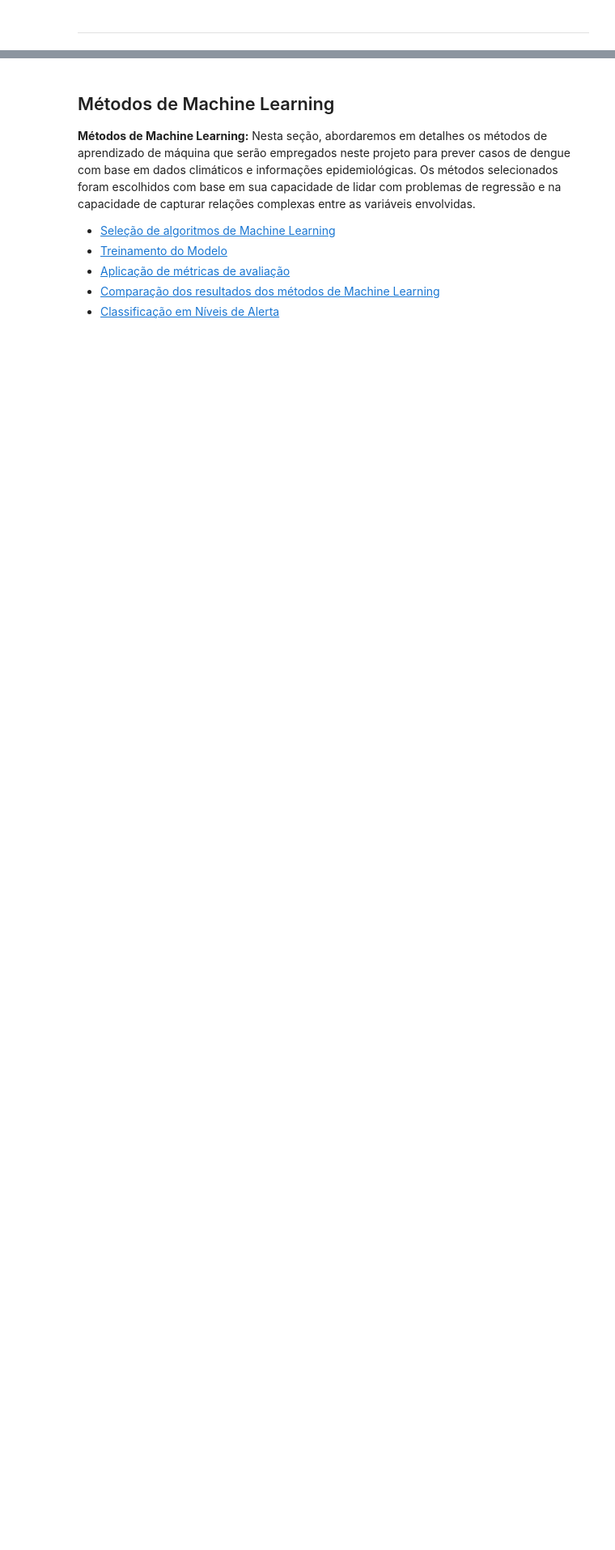
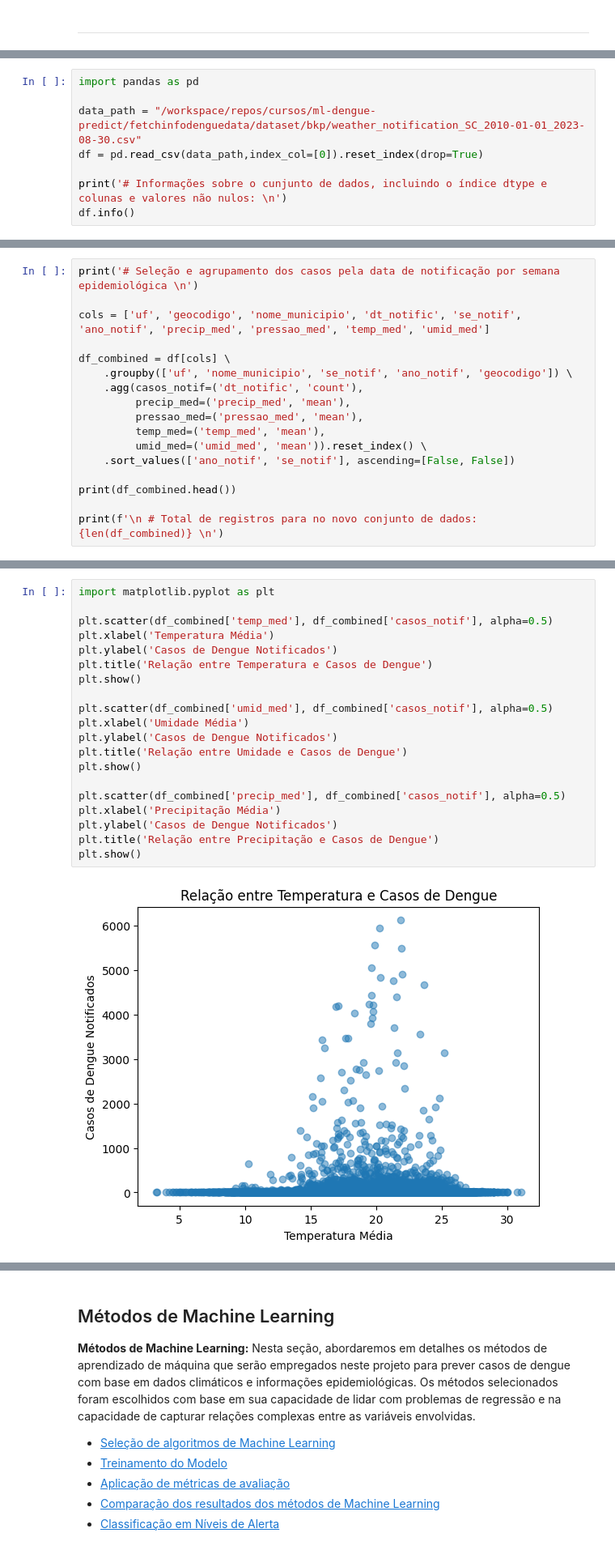
Before and after one commit to osl-pocs/ml-dengue-predict, a Jupyter notebook: notebooks/ML_Dengue_Predict_FINAL.ipynb, the cells around one changed output, grey strips where cells are left out. Shown at 81% size. Saved outputs shown, nothing was run; the diff lists cells and outputs as text; blank space fills up the shorter version.

```diff
--- a/notebooks/ML_Dengue_Predict_FINAL.ipynb
+++ b/notebooks/ML_Dengue_Predict_FINAL.ipynb
@@ -169,0 +139,8 @@ Após a recuperação desses dados, eles são exportados para um arquivo CSV. Es
+# %%
+import pandas as pd
+
+data_path = "/workspace/repos/cursos/ml-dengue-predict/fetchinfodenguedata/dataset/bkp/weather_notification_SC_2010-01-01_2023-08-30.csv"
+df = pd.read_csv(data_path,index_col=[0]).reset_index(drop=True)
+
+print('# Informações sobre o cunjunto de dados, incluindo o índice dtype e colunas e valores não nulos: \n')
+df.info()
@@ -169,0 +189,17 @@ Após a recuperação desses dados, eles são exportados para um arquivo CSV. Es
+# %%
+print('# Seleção e agrupamento dos casos pela data de notificação por semana epidemiológica \n')
+
+cols = ['uf', 'geocodigo', 'nome_municipio', 'dt_notific', 'se_notif', 'ano_notif', 'precip_med', 'pressao_med', 'temp_med', 'umid_med']
+
+df_combined = df[cols] \
+    .groupby(['uf', 'nome_municipio', 'se_notif', 'ano_notif', 'geocodigo']) \
+    .agg(casos_notif=('dt_notific', 'count'),
+         precip_med=('precip_med', 'mean'),
+         pressao_med=('pressao_med', 'mean'),
+         temp_med=('temp_med', 'mean'),
+         umid_med=('umid_med', 'mean')).reset_index() \
+    .sort_values(['ano_notif', 'se_notif'], ascending=[False, False])
+
+print(df_combined.head())
+
+print(f'\n # Total de registros para no novo conjunto de dados: {len(df_combined)} \n')
@@ -169,0 +228,22 @@ Após a recuperação desses dados, eles são exportados para um arquivo CSV. Es
+# %%
+import matplotlib.pyplot as plt
+
+plt.scatter(df_combined['temp_med'], df_combined['casos_notif'], alpha=0.5)
+plt.xlabel('Temperatura Média')
+plt.ylabel('Casos de Dengue Notificados')
+plt.title('Relação entre Temperatura e Casos de Dengue')
+plt.show()
+
+plt.scatter(df_combined['umid_med'], df_combined['casos_notif'], alpha=0.5)
+plt.xlabel('Umidade Média')
+plt.ylabel('Casos de Dengue Notificados')
+plt.title('Relação entre Umidade e Casos de Dengue')
+plt.show()
+
+plt.scatter(df_combined['precip_med'], df_combined['casos_notif'], alpha=0.5)
+plt.xlabel('Precipitação Média')
+plt.ylabel('Casos de Dengue Notificados')
+plt.title('Relação entre Precipitação e Casos de Dengue')
+plt.show()
+# %% [output]
+[figure, added]
```
Also changed, not shown: parts of 17 cells of this notebook.
